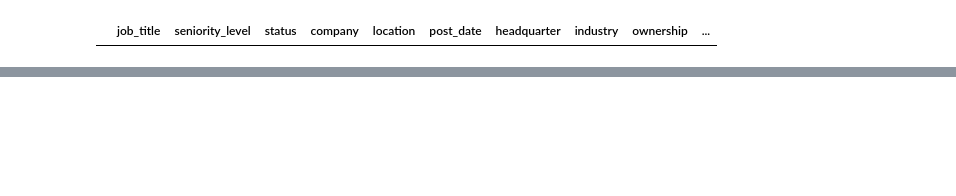
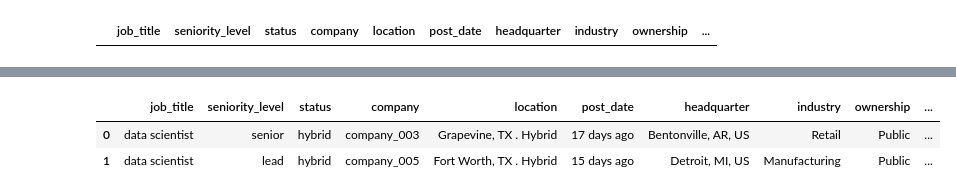
Before and after one commit to Lenmbugua/Analytics-Practice-Datasets, a Jupyter notebook: Data science Jobs.ipynb, the cells around one changed output, grey strips where cells are left out. Saved outputs shown, nothing was run; the diff lists cells and outputs as text; code cells hidden in the pictures; blank space fills up the shorter version.

```diff
--- a/Data science Jobs.ipynb
+++ b/Data science Jobs.ipynb
@@ -217,0 +330,7 @@ KeyError: None
+# %%
+#Check whether the two new columns have been created
+df.head(2)
+# %% [output]
+|  | job_title | seniority_level | status | company | location | post_date | headquarter | industry | ownership | ... |
+| 0 | data scientist | senior | hybrid | company_003 | Grapevine, TX . Hybrid | 17 days ago | Bentonville, AR, US | Retail | Public | ... |
+| 1 | data scientist | lead | hybrid | company_005 | Fort Worth, TX . Hybrid | 15 days ago | Detroit, MI, US | Manufacturing | Public | ... |
```
Also changed, not shown: parts of 26 cells of this notebook.
